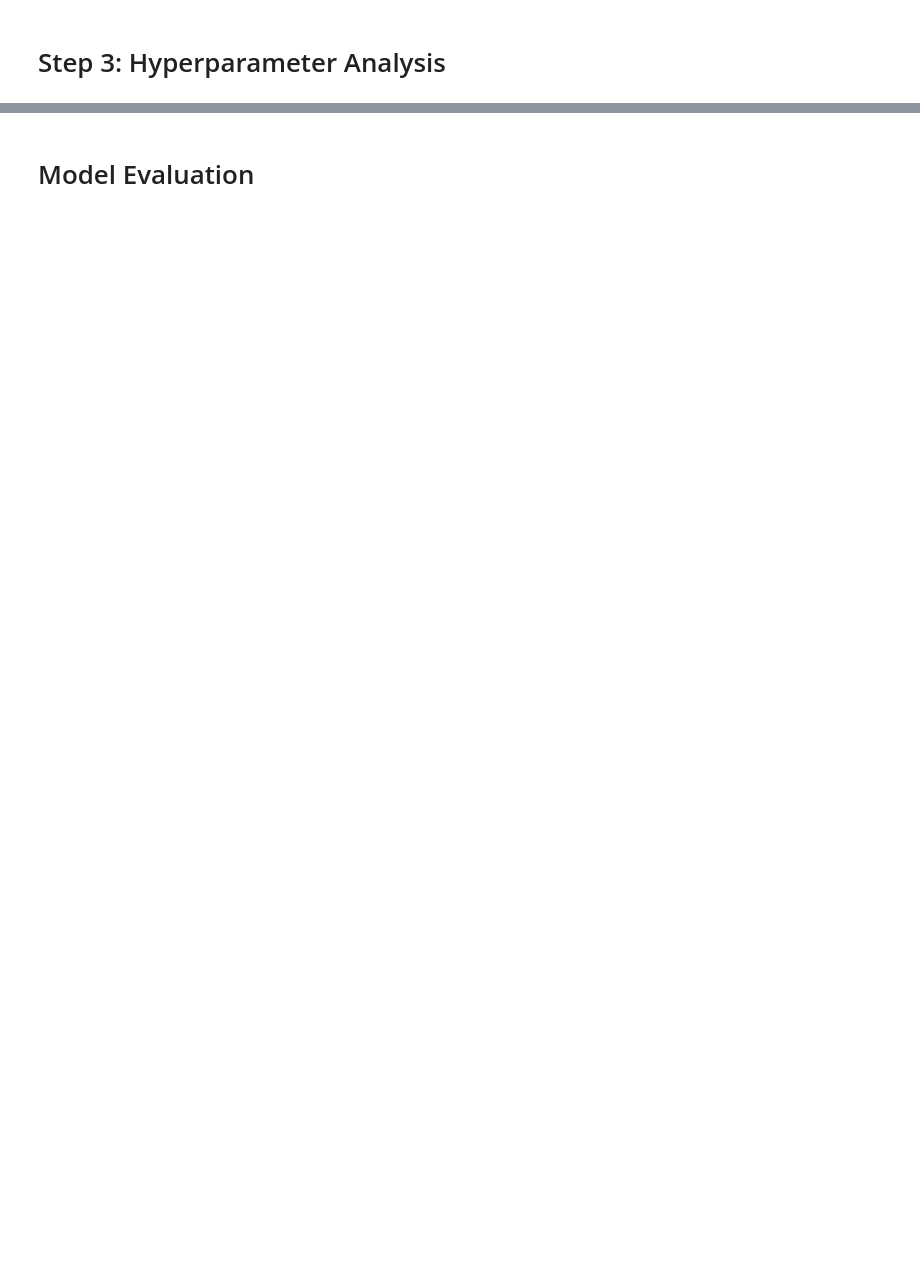
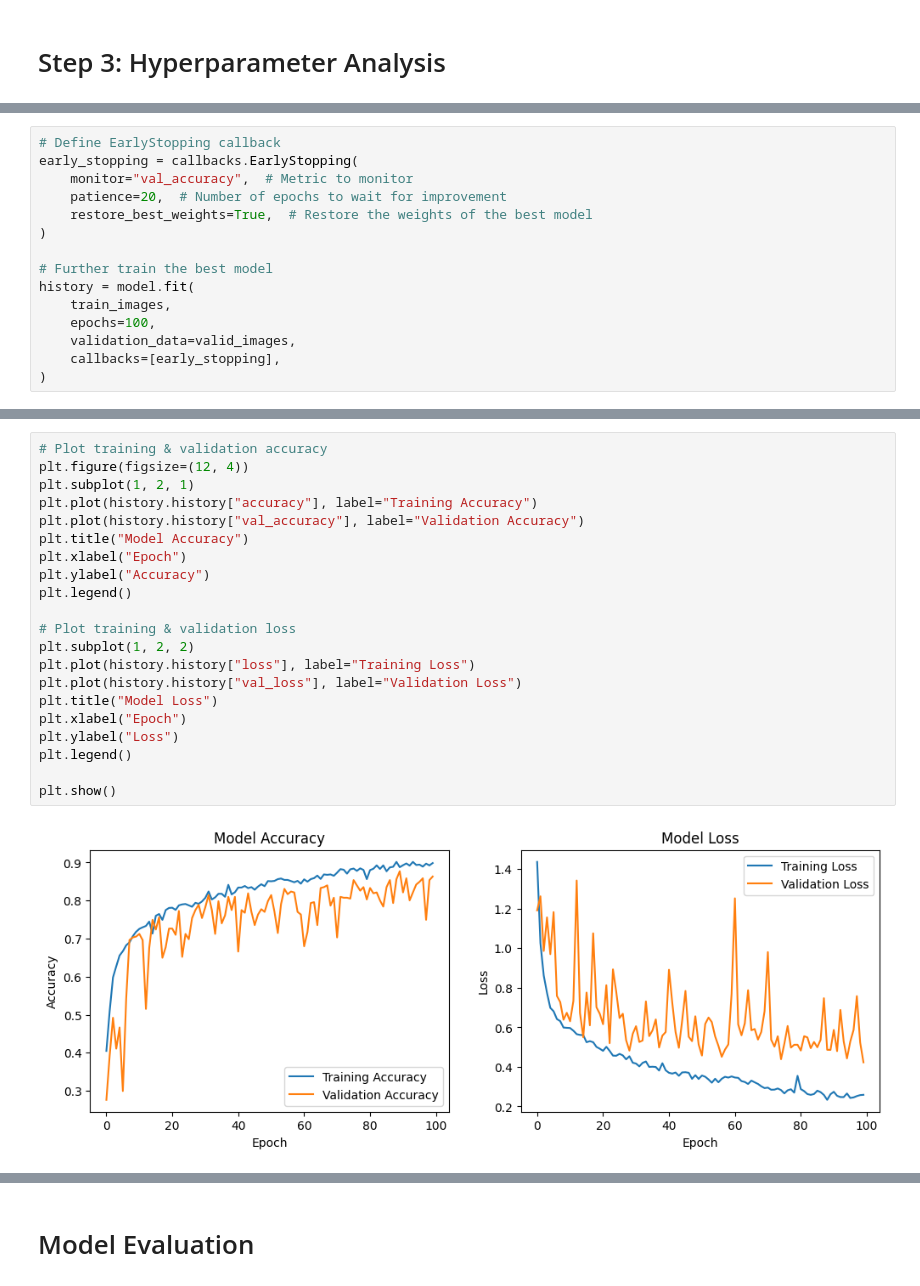
Before and after one commit to kikutabryan/aer850-project-2, a Jupyter notebook: scripts/project_2.ipynb, the cells around one changed output, grey strips where cells are left out. Saved outputs shown, nothing was run; the diff lists cells and outputs as text; blank space fills up the shorter version.

Commit message:
removed tuning, created model with 87%

```diff
--- a/scripts/project_2.ipynb
+++ b/scripts/project_2.ipynb
@@ -158,0 +156,15 @@ model.summary()
+# %%
+# Define EarlyStopping callback
+early_stopping = callbacks.EarlyStopping(
+    monitor="val_accuracy",  # Metric to monitor
+    patience=20,  # Number of epochs to wait for improvement
+    restore_best_weights=True,  # Restore the weights of the best model
+)
+
+# Further train the best model
+history = model.fit(
+    train_images,
+    epochs=100,
+    validation_data=valid_images,
+    callbacks=[early_stopping],
+)
@@ -159,3 +189,26 @@ model.summary()
+# %%
+# Plot training & validation accuracy
+plt.figure(figsize=(12, 4))
+plt.subplot(1, 2, 1)
+plt.plot(history.history["accuracy"], label="Training Accuracy")
+plt.plot(history.history["val_accuracy"], label="Validation Accuracy")
+plt.title("Model Accuracy")
+plt.xlabel("Epoch")
+plt.ylabel("Accuracy")
+plt.legend()
+
+# Plot training & validation loss
+plt.subplot(1, 2, 2)
+plt.plot(history.history["loss"], label="Training Loss")
+plt.plot(history.history["val_loss"], label="Validation Loss")
+plt.title("Model Loss")
+plt.xlabel("Epoch")
+plt.ylabel("Loss")
+plt.legend()
+
+plt.show()
+# %% [output]
+[figure, added]
 # %%
 # Save the model
 model_path = os.path.join(
```
Also changed, not shown: parts of 9 cells of this notebook, 1 other file.
